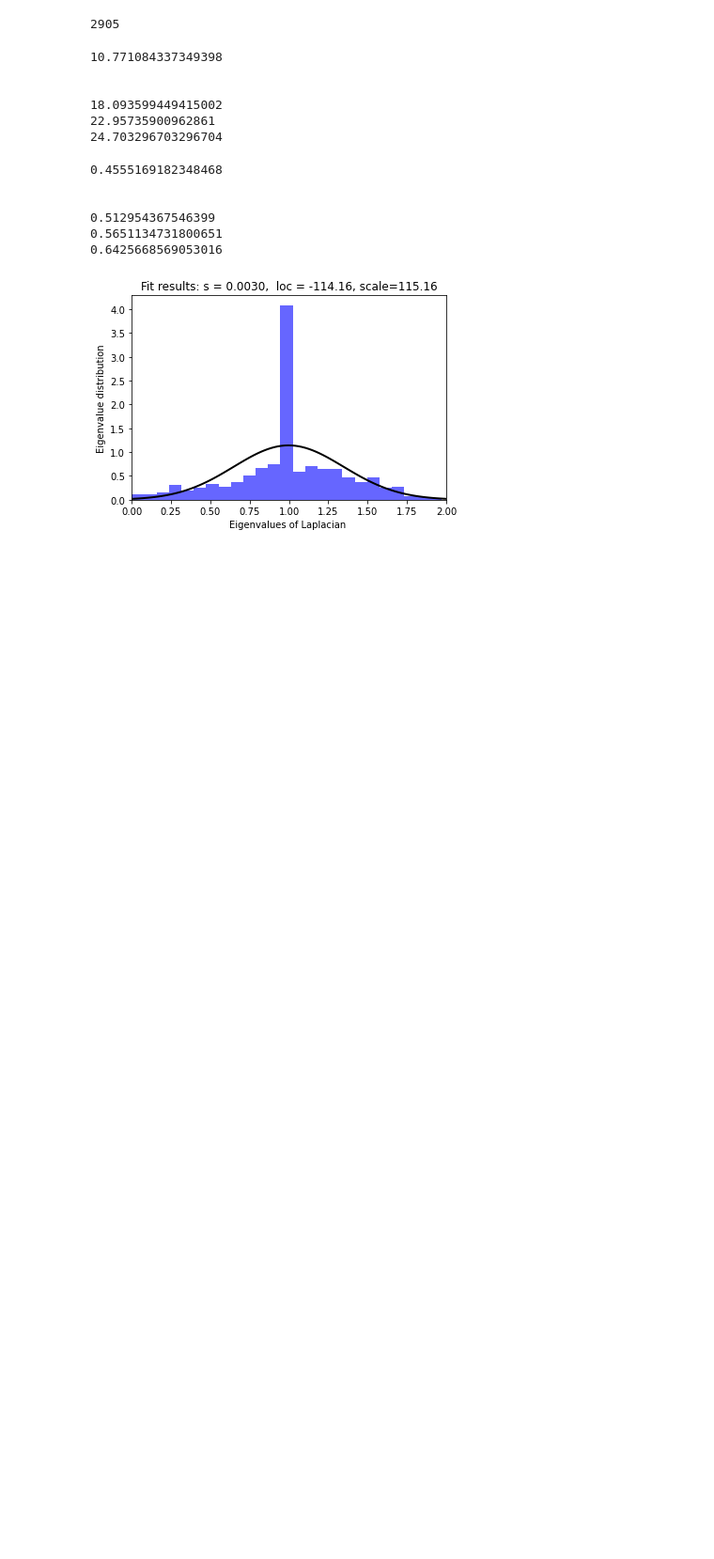
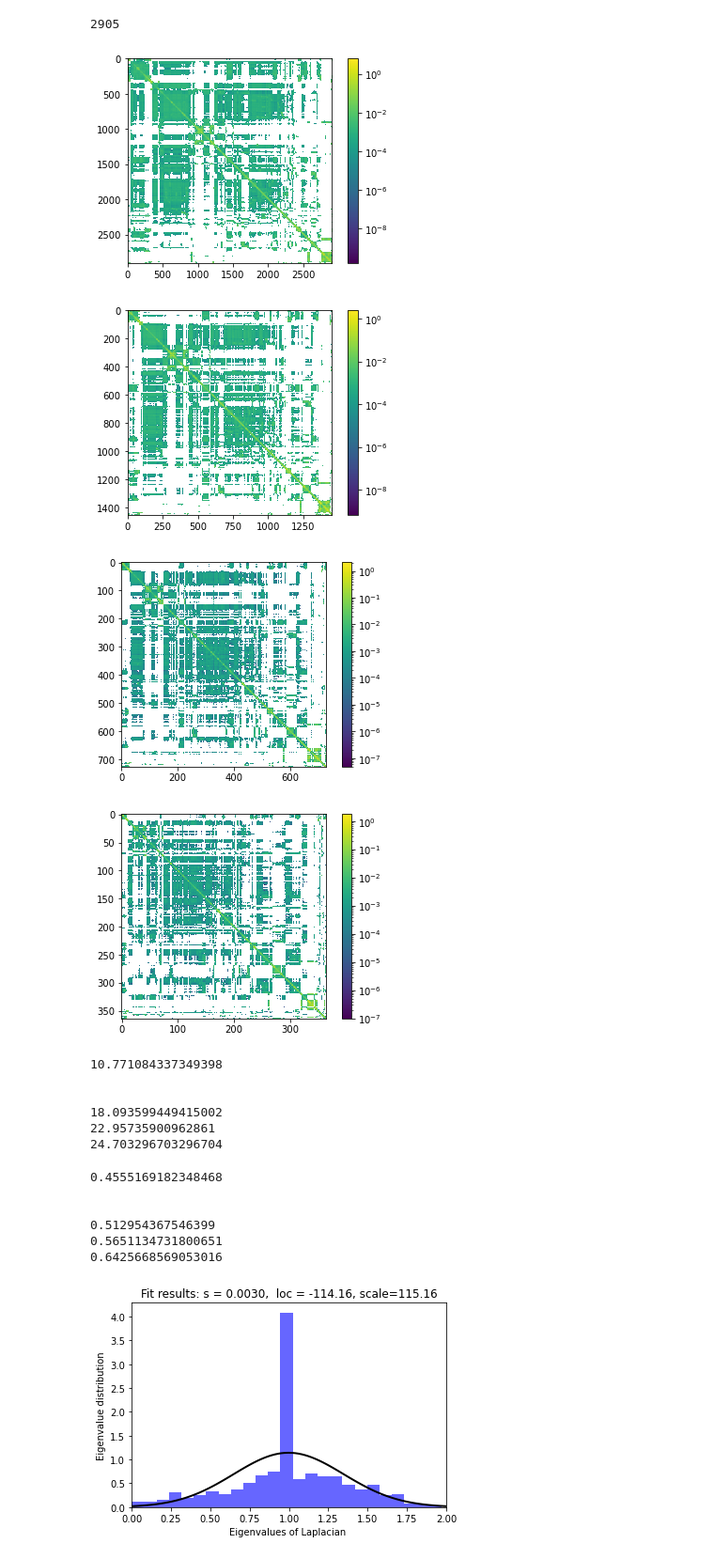
Before and after one commit to matheusloures42/renormalization-simplicial-complexes, a Jupyter notebook: airport.ipynb, the cells around one changed output. Shown: that part at 94% size. Drawn from its saved outputs; the diff is of its cells as text; code cells hidden in the pictures; blank space fills up the shorter version.

Commit message:
density plots

```diff
--- a/airport.ipynb
+++ b/airport.ipynb
@@ -24,6 +24,16 @@ print(G0.number_of_nodes())
 G1=laplacian_renorm(G0,1)
 G2=laplacian_renorm(G1,1)
 G3=laplacian_renorm(G2,1)
+# %%
+heat_map_covariance(G0)
+heat_map_covariance(G1)
+heat_map_covariance(G2)
+heat_map_covariance(G3)
+# %% [output]
+[figure, added]
+[figure, added]
+[figure, added]
+[figure, added]
 # %%
 print(Average_degree(G0))
 print('\n')
```
Also changed, not shown: parts of 28 cells of this notebook, 3 other files.
